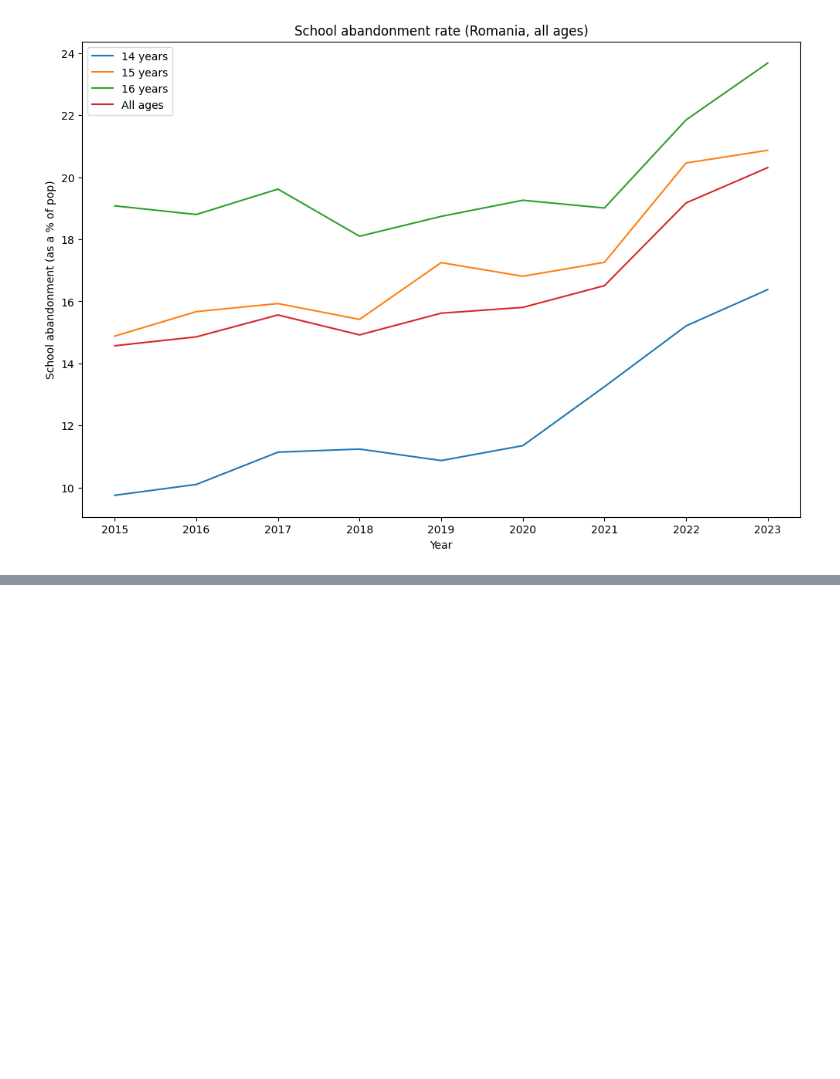
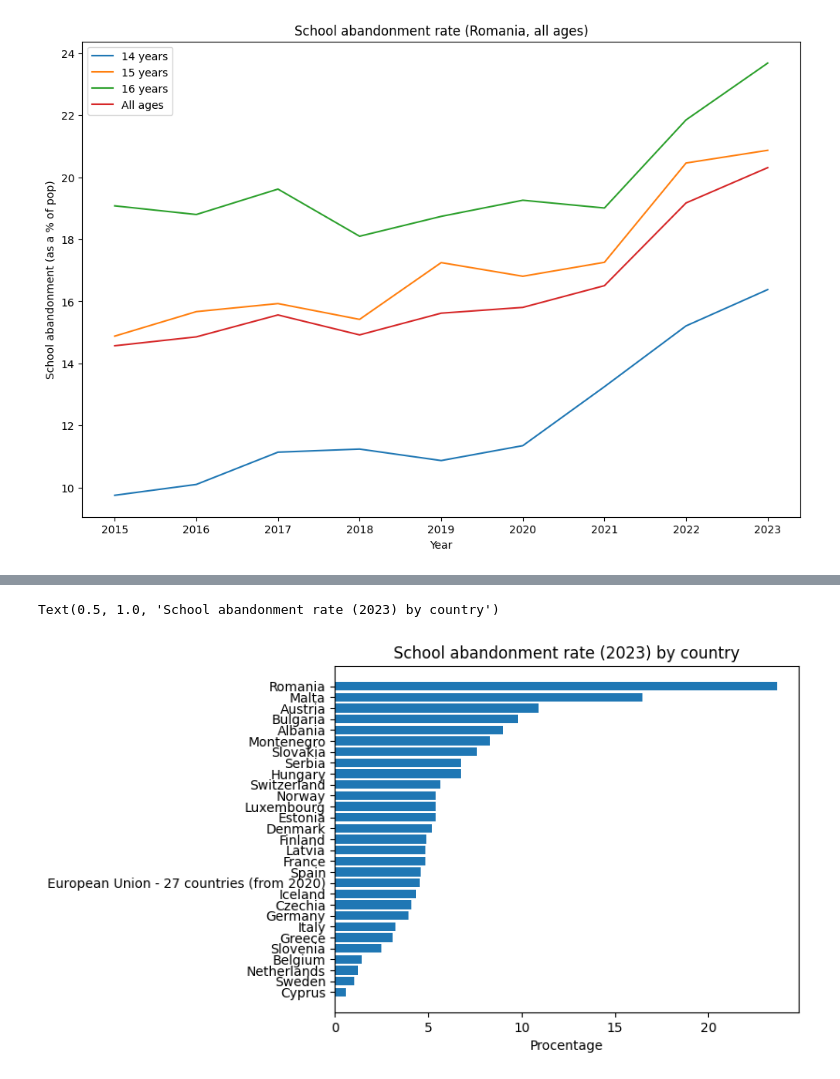
Before and after one commit to TudorMurariu/minimum-wage-study, a Jupyter notebook: school-abandonment/our-of-s.ipynb, the cells around one changed output, grey strips where cells are left out. Cells and saved outputs as stored; diff of their text form; code cells hidden in the pictures; blank space fills up the shorter version.

Commit message:
compared to other countries

```diff
--- a/school-abandonment/our-of-s.ipynb
+++ b/school-abandonment/our-of-s.ipynb
@@ -64,3 +64,11 @@ plt.legend()
 # %% [output]
 <matplotlib.legend.Legend at 0x...>
 [figure]
+# %%
+# ok let's look at all countries in the EU
+
+data2023_16y = data[(data.TIME_PERIOD == 2023) & (data.sex == 'Total') & (data.age == '16 years')] [['geo', 'OBS_VALUE']]
+data2023_16y.sort_values(by='OBS_VALUE', inplace=True)
+data2023_16y.dropna(inplace=True)
+data2023_16y.drop(data2023_16y[data2023_16y.OBS_VALUE == 0].index, inplace=True)
+data2023_16y.head(5)
@@ -66,0 +82,8 @@ plt.legend()
+# %%
+plt.barh(data2023_16y.geo, data2023_16y.OBS_VALUE)
+
+plt.xlabel("Procentage")
+plt.title("School abandonment rate (2023) by country")
+# %% [output]
+Text(0.5, 1.0, 'School abandonment rate (2023) by country')
+[figure, added]
```
Also changed, not shown: parts of 3 cells of this notebook.
